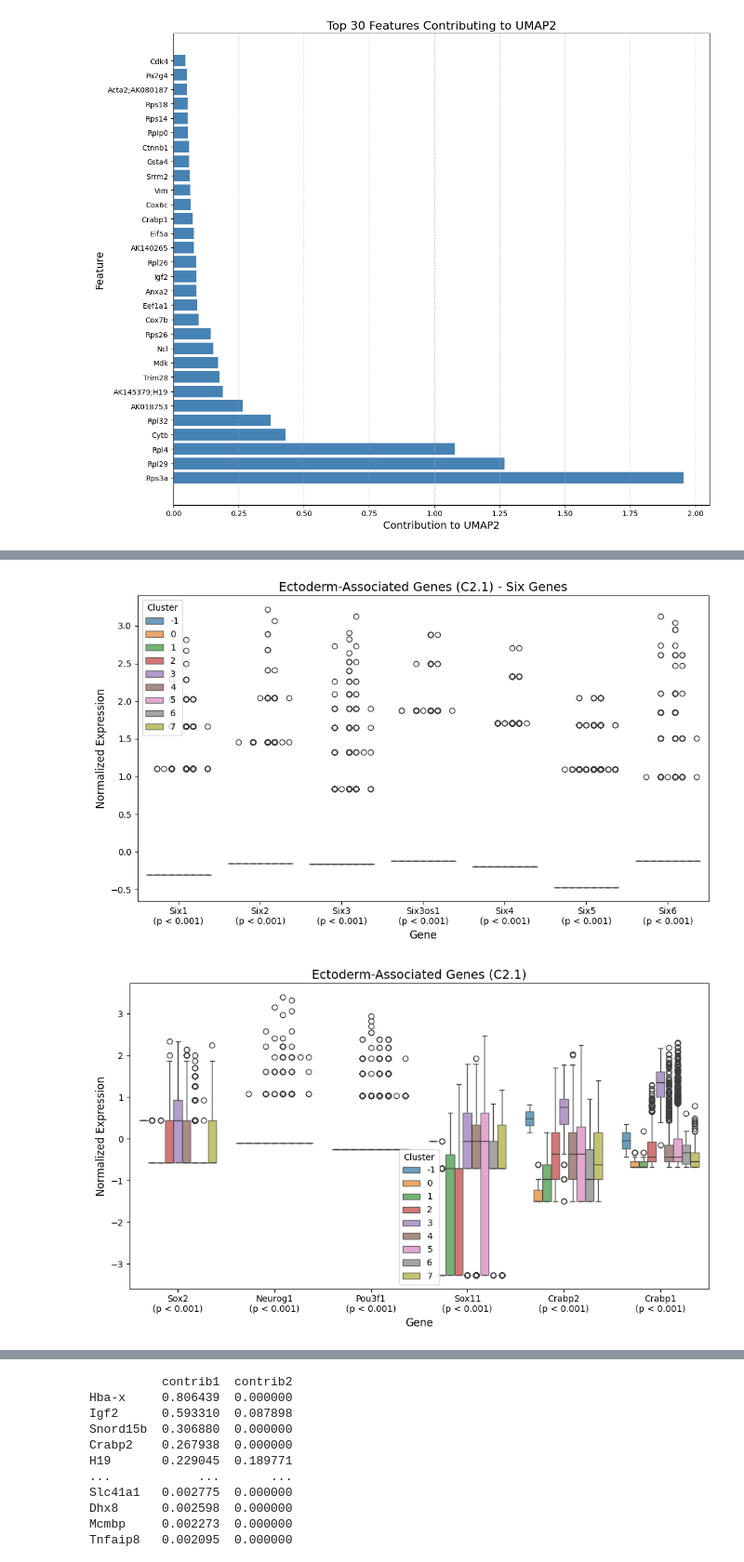
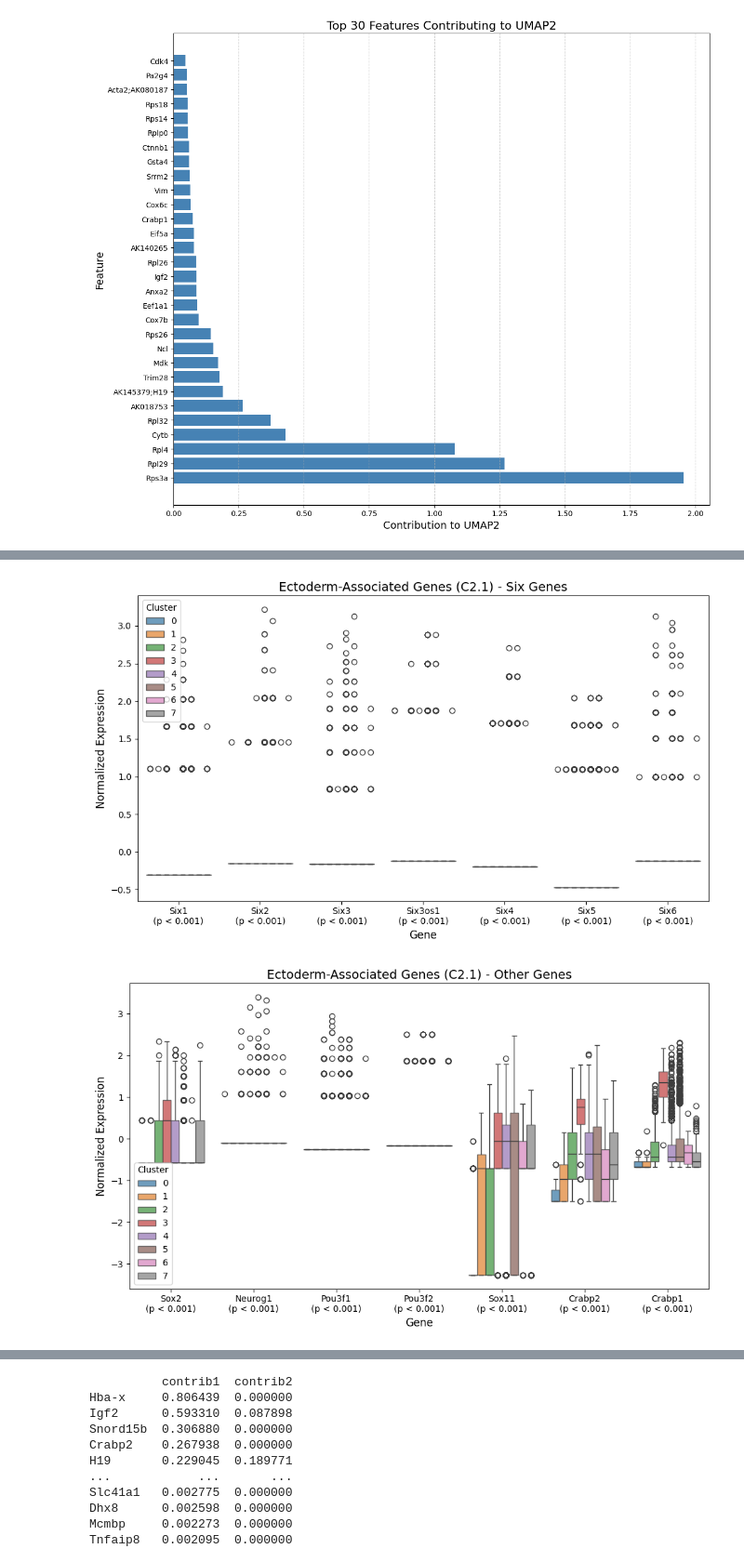
Before and after one commit to hirscheylab/umap_multiomics_integration, a Jupyter notebook: scripts/06_scHiC.ipynb, the cells around one changed output, grey strips where cells are left out. Shown at 93% size. Cells and saved outputs as stored; diff of their text form; code cells hidden in the pictures.

```diff
--- a/scripts/06_scHiC.ipynb
+++ b/scripts/06_scHiC.ipynb
@@ -675,7 +677,6 @@ plot_metagenes(result, umap_dim=2, top_n=30)
 from sklearn.preprocessing import StandardScaler
 import pandas as pd
 import pickle
-import numpy as np
 
 with open('../results_scHiC/gaudi_object_refined.pkl', 'rb') as f:
     loaded_objects = pickle.load(f)
@@ -692,6 +693,9 @@ aligned_rna_scaled = pd.DataFrame(
 )
 
 aligned_rna_scaled['gaudi_cluster'] = result.factors['clust']
+
+# Remove noise
+aligned_rna_scaled = aligned_rna_scaled[aligned_rna_scaled['gaudi_cluster'] != -1]
 # %%
 import matplotlib.pyplot as plt
 import seaborn as sns
@@ -828,6 +836,7 @@ other_genes = [
     'Sox2',
     'Neurog1',
     'Pou3f1',
+    'Pou3f2',
     'Sox11',
     'Crabp2', # (shown in Fig. 3L)
     'Crabp1'
@@ -843,10 +852,10 @@ plot_cluster_signature(genes_to_plot=six_genes,
                        title='Ectoderm-Associated Genes (C2.1) - Six Genes',
                        output_dir='../results_scHiC/C2_1_Ectoderm_signature_Six.png')
 # %% [output]
-[figure, old version]
+[figure, new version]
 # %%
 plot_cluster_signature(genes_to_plot=other_genes,
-                       title='Ectoderm-Associated Genes (C2.1)',
+                       title='Ectoderm-Associated Genes (C2.1) - Other Genes',
                        output_dir='../results_scHiC/C2_1_Ectoderm_signature_Other.png')
 # %% [output]
-[figure, old version]
+[figure, new version]
```
Also changed, not shown: parts of 9 cells of this notebook, 9 other files.
